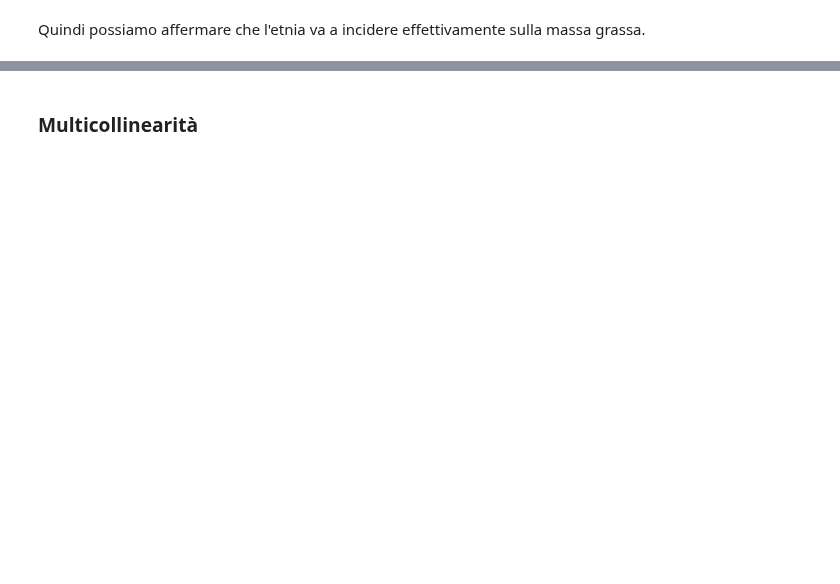
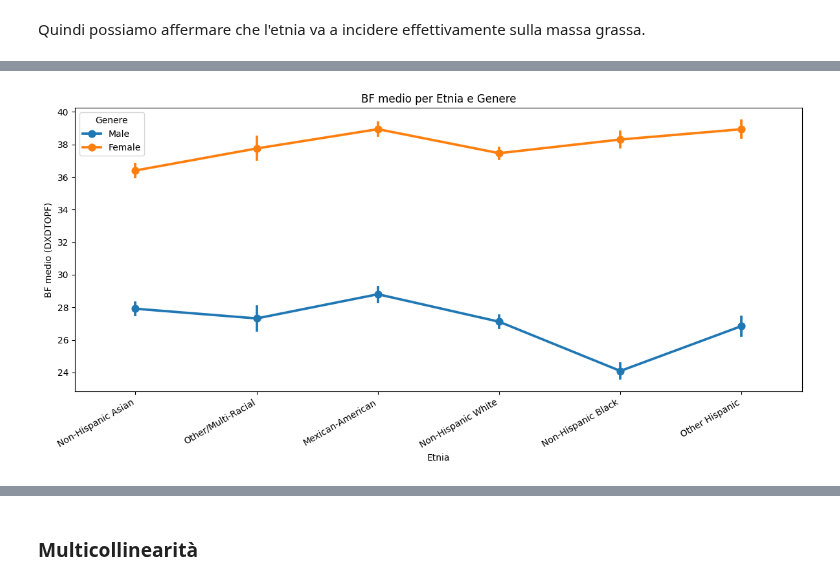
Before and after one commit to NathanMNZ02/py-fat-percentage-regression, a Jupyter notebook: src/fat_percentage_regression.ipynb, the cells around one changed output, grey strips where cells are left out. Saved outputs shown, nothing was run; the diff lists cells and outputs as text; code cells hidden in the pictures; blank space fills up the shorter version.

```diff
--- a/src/fat_percentage_regression.ipynb
+++ b/src/fat_percentage_regression.ipynb
@@ -620,0 +674,12 @@ Quindi possiamo affermare che l'etnia va a incidere effettivamente sulla massa g
+# %%
+df_anova = pd.DataFrame(
+    {
+        "BF": df_cleaned["DXDTOPF"],
+        "Genere": df_cleaned["RIAGENDR"].map(gen_map),
+        "Etnia": df_cleaned["RIDRETH3"].map(eth_map),
+    }
+)
+
+desc_cells = df_anova.groupby(["Etnia", "Genere"])["BF"].agg(["size", "mean", "std"])
+print("Statistiche descrittive del BF per cella (Genere x Etnia):")
+print(desc_cells)
@@ -620,0 +702,11 @@ Quindi possiamo affermare che l'etnia va a incidere effettivamente sulla massa g
+# %%
+fig, ax = plt.subplots(figsize=(12, 6))
+sns.pointplot(data=df_anova, x="Etnia", y="BF", hue="Genere", errorbar="se", ax=ax)
+ax.set_title("BF medio per Etnia e Genere")
+ax.set_xlabel("Etnia")
+ax.set_ylabel("BF medio (DXDTOPF)")
+plt.xticks(rotation=30, ha="right")
+plt.tight_layout()
+plt.show()
+# %% [output]
+[figure, added]
```
Also changed, not shown: parts of 62 cells of this notebook, 3 other files.
